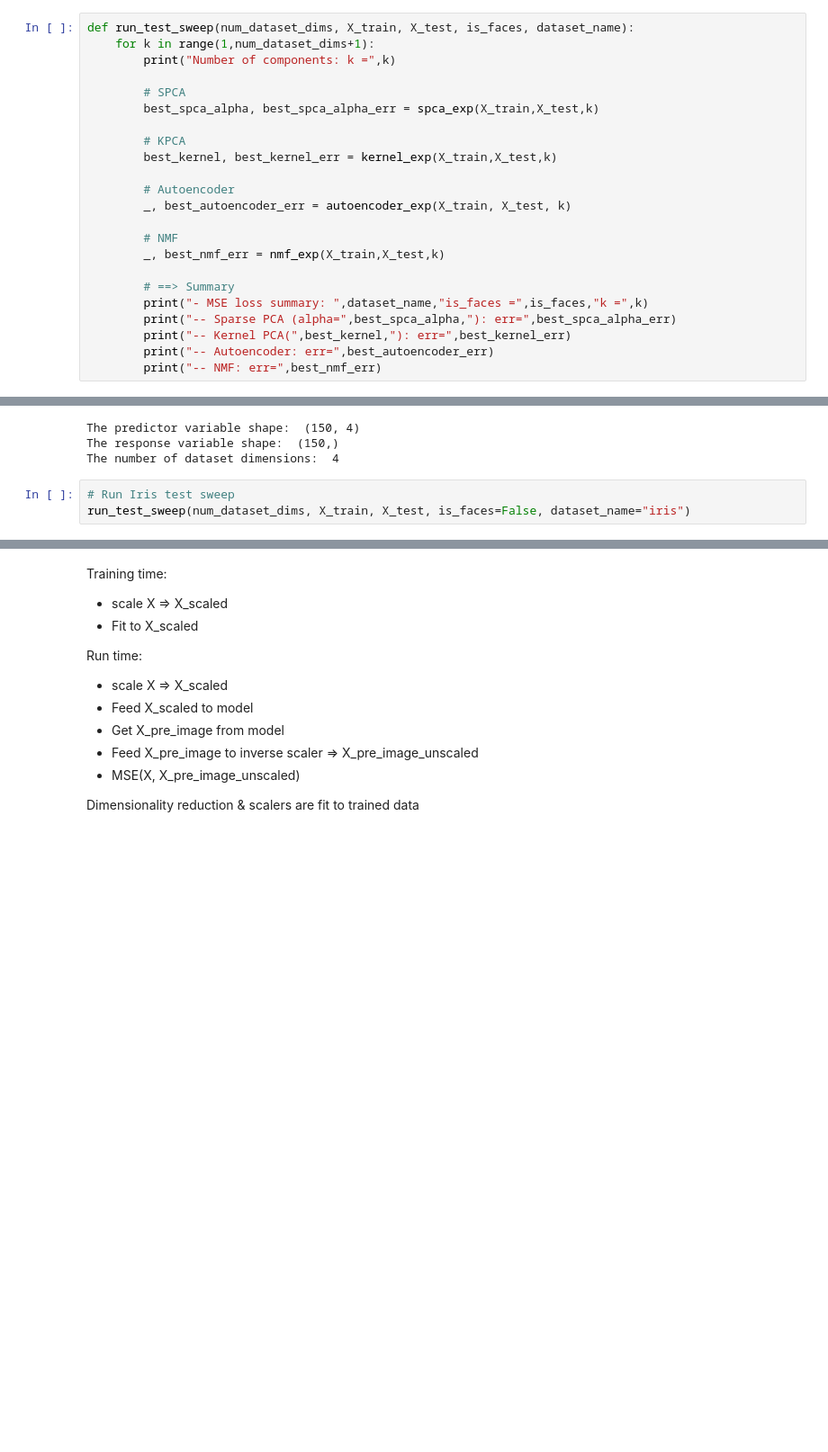
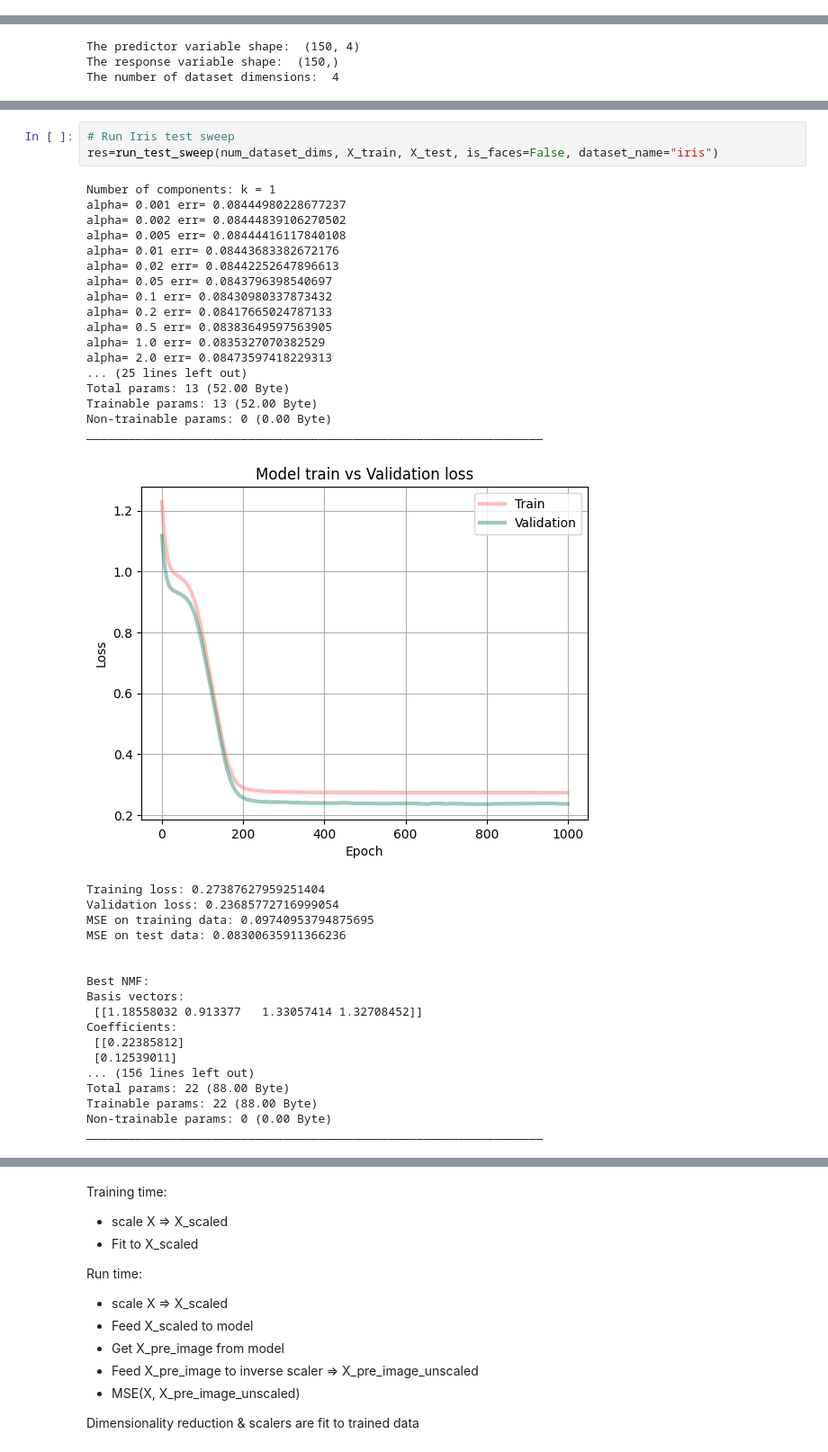
Before and after one commit to abf149/180651final, a Jupyter notebook: unified_comparison_notebook.ipynb, the cells around one changed output, grey strips where cells are left out. Shown at 90% size. Saved outputs shown, nothing was run; the diff lists cells and outputs as text; blank space fills up the shorter version.

```diff
--- a/unified_comparison_notebook.ipynb
+++ b/unified_comparison_notebook.ipynb
@@ -30,23 +28,0 @@ from sklearn_wrappers import *
-# %%
-def run_test_sweep(num_dataset_dims, X_train, X_test, is_faces, dataset_name):
-    for k in range(1,num_dataset_dims+1):
-        print("Number of components: k =",k)
-
-        # SPCA
-        best_spca_alpha, best_spca_alpha_err = spca_exp(X_train,X_test,k)
-
-        # KPCA
-        best_kernel, best_kernel_err = kernel_exp(X_train,X_test,k)
-
-        # Autoencoder
-        _, best_autoencoder_err = autoencoder_exp(X_train, X_test, k)
-
-        # NMF
-        _, best_nmf_err = nmf_exp(X_train,X_test,k)
-
-        # ==> Summary
-        print("- MSE loss summary: ",dataset_name,"is_faces =",is_faces,"k =",k)
-        print("-- Sparse PCA (alpha=",best_spca_alpha,"): err=",best_spca_alpha_err)
-        print("-- Kernel PCA(",best_kernel,"): err=",best_kernel_err)
-        print("-- Autoencoder: err=",best_autoencoder_err)
-        print("-- NMF: err=",best_nmf_err)
@@ -71,6 +114,3 @@ X_train, X_test, y_train, y_test = train_test_split(X, y, stratify=y, random_sta
 The predictor variable shape:  (150, 4)
 The response variable shape:  (150,)
 The number of dataset dimensions:  4
-# %%
-# Run Iris test sweep
-run_test_sweep(num_dataset_dims, X_train, X_test, is_faces=False, dataset_name="iris")
@@ -200,0 +117,39 @@ Basis vectors:
+# %%
+# Run Iris test sweep
+res=run_test_sweep(num_dataset_dims, X_train, X_test, is_faces=False, dataset_name="iris")
+# %% [output]
+Number of components: k = 1
+alpha= 0.001 err= 0.08444980228677237
+alpha= 0.002 err= 0.08444839106270502
+alpha= 0.005 err= 0.08444416117840108
+alpha= 0.01 err= 0.08443683382672176
+alpha= 0.02 err= 0.08442252647896613
+alpha= 0.05 err= 0.0843796398540697
+alpha= 0.1 err= 0.08430980337873432
+alpha= 0.2 err= 0.08417665024787133
+alpha= 0.5 err= 0.08383649597563905
+alpha= 1.0 err= 0.0835327070382529
+alpha= 2.0 err= 0.08473597418229313
+... (25 lines left out)
+Total params: 13 (52.00 Byte)
+Trainable params: 13 (52.00 Byte)
+Non-trainable params: 0 (0.00 Byte)
+_________________________________________________________________
+[figure, added]
+Training loss: 0.27387627959251404
+Validation loss: 0.23685772716999054
+MSE on training data: 0.09740953794875695
+MSE on test data: 0.08300635911366236
+
+
+Best NMF:
+Basis vectors:
+ [[1.18558032 0.913377   1.33057414 1.32708452]]
+Coefficients:
+ [[0.22385812]
+ [0.12539011]
+... (156 lines left out)
+Total params: 22 (88.00 Byte)
+Trainable params: 22 (88.00 Byte)
+Non-trainable params: 0 (0.00 Byte)
+_________________________________________________________________
```
Also changed, not shown: parts of 8 cells of this notebook, 2 other files.
